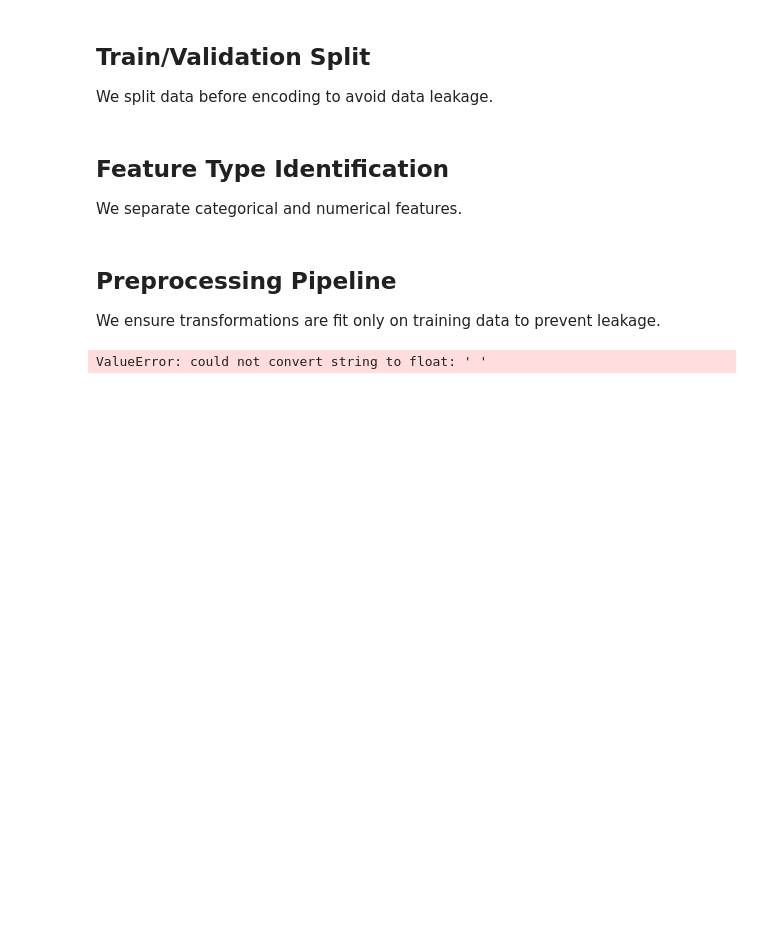
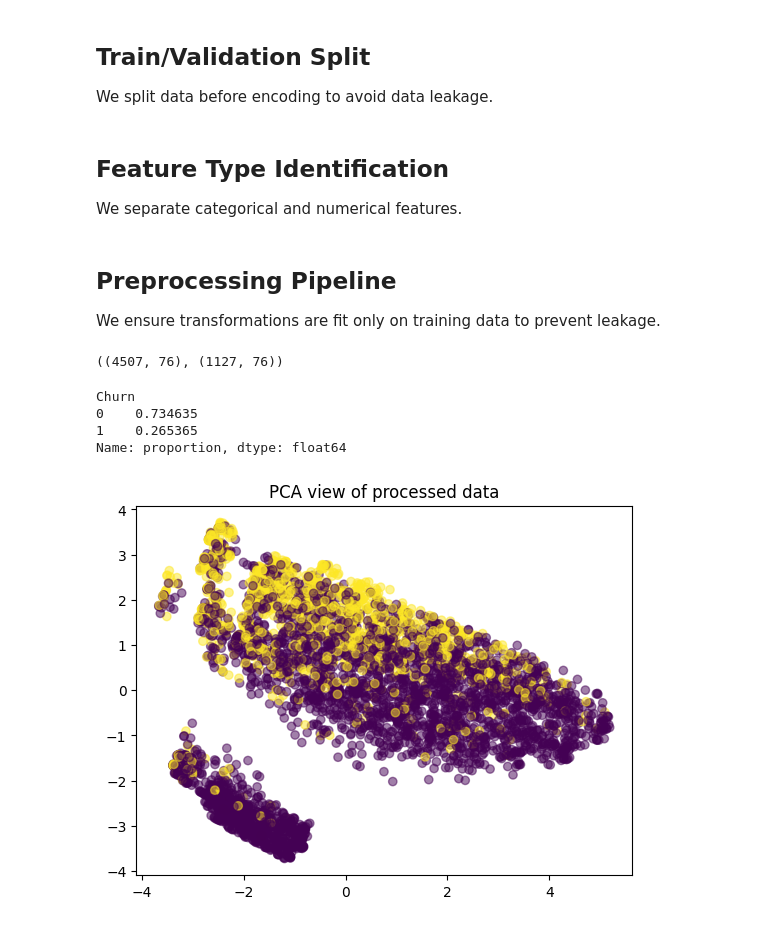
Before and after one commit to fermow/SBU-Data-Science-2026, a Jupyter notebook: Assignment_3/jupyter_notebook_and_reports/02_feature_engineering.ipynb, the cells around one changed output. Saved outputs shown, nothing was run; the diff lists cells and outputs as text; code cells hidden in the pictures; blank space fills up the shorter version.

Commit message:
Data cleaning, feature engineering, and preprocessing pipeline completed and dataset prepared for modeling

```diff
--- a/Assignment_3/jupyter_notebook_and_reports/02_feature_engineering.ipynb
+++ b/Assignment_3/jupyter_notebook_and_reports/02_feature_engineering.ipynb
@@ -22,0 +29,3 @@ df = pd.read_csv("../data/train.csv")
+# %%
+df["TotalCharges"] = pd.to_numeric(df["TotalCharges"], errors="coerce")
+df["TotalCharges"].isnull().sum()
@@ -23,3 +34,5 @@ df = pd.read_csv("../data/train.csv")
+# %%
+df["TotalCharges"] = df["TotalCharges"].fillna(df["TotalCharges"].median())
 # %% [markdown]
 ## TenureRange
 We convert continuous tenure into meaningful customer lifecycle groups.
@@ -301,5 +314,26 @@ preprocess = ColumnTransformer([
 # %%
 X_train_processed = preprocess.fit_transform(X_train)
 X_test_processed = preprocess.transform(X_test)
-# %% [output]
-ValueError: could not convert string to float: ' '
+# %%
+X_train_processed.shape, X_test_processed.shape
+# %% [output]
+((4507, 76), (1127, 76))
+# %%
+y_train.value_counts(normalize=True)
+# %% [output]
+Churn
+0    0.734635
+1    0.265365
+Name: proportion, dtype: float64
+# %%
+from sklearn.decomposition import PCA
+import matplotlib.pyplot as plt
+
+pca = PCA(n_components=2)
+X_vis = pca.fit_transform(X_train_processed)
+
+plt.scatter(X_vis[:,0], X_vis[:,1], c=y_train, alpha=0.5)
+plt.title("PCA view of processed data")
+plt.show()
+# %% [output]
+[figure, added]
```
Also changed, not shown: parts of 2 cells of this notebook, 2 other files.
